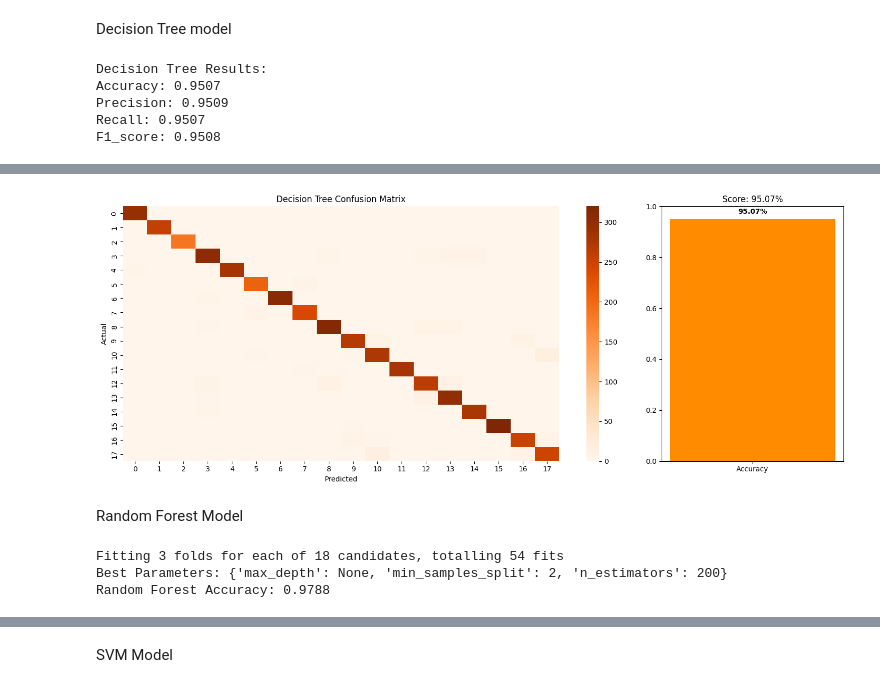
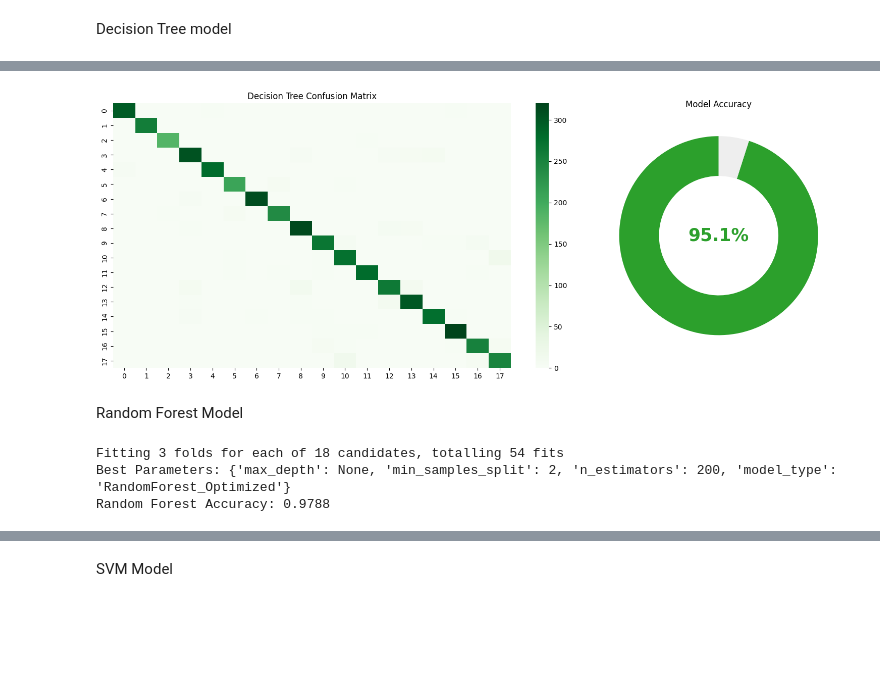
Before and after one commit to MarwanZaineldeen/Hand-Gesture-Classification-MLflow, a Jupyter notebook: hand_gesture_classification.ipynb, the cells around one changed output, grey strips where cells are left out. Saved outputs shown, nothing was run; the diff lists cells and outputs as text; code cells hidden in the pictures; blank space fills up the shorter version.

Commit message:
add decision tree and optimized random forest with mlflow

```diff
--- a/hand_gesture_classification.ipynb
+++ b/hand_gesture_classification.ipynb
@@ -302,11 +302,14 @@ Successfully logged: 'Logistic_Regression_Baseline' with metrics, signature, and
 # %% [markdown]
 Decision Tree model
 # %%
+from sklearn.tree import DecisionTreeClassifier
+
 dt_model = DecisionTreeClassifier(random_state=42)
 dt_model.fit(X_train, y_train)
 
 y_pred_dt = dt_model.predict(X_test)
 dt_acc = accuracy_score(y_test, y_pred_dt)
+
 dt_metrics = {
     "accuracy": dt_acc,
     "precision": precision_score(y_test, y_pred_dt, average='weighted'),
@@ -314,29 +317,30 @@ dt_metrics = {
     "f1_score": f1_score(y_test, y_pred_dt, average='weighted')
 }
 
-print("Decision Tree Results:")
-for metric, value in dt_metrics.items():
-    print(f"{metric.capitalize()}: {value:.4f}")
+dt_params = {
+    "random_state": 42,
+    "model_type": "DecisionTree"
+}
-# %% [output]
-Decision Tree Results:
-Accuracy: 0.9507
-Precision: 0.9509
-Recall: 0.9507
-F1_score: 0.9508
 # %%
-fig, (ax1, ax2) = plt.subplots(1, 2, figsize=(15, 6), gridspec_kw={'width_ratios': [3, 1]})
+fig, (ax1, ax2) = plt.subplots(1, 2, figsize=(15, 6), gridspec_kw={'width_ratios': [2, 1]})
 
-sns.heatmap(confusion_matrix(y_test, y_pred_dt), annot=False, cmap='Oranges', ax=ax1)
+sns.heatmap(confusion_matrix(y_test, y_pred_dt), annot=False, cmap='Greens', ax=ax1)
 ax1.set_title("Decision Tree Confusion Matrix")
-ax1.set_ylabel('Actual')
-ax1.set_xlabel('Predicted')
 
-ax2.bar(['Accuracy'], [dt_acc], color='darkorange')
-ax2.set_ylim(0, 1)
-ax2.set_title(f"Score: {dt_acc:.2%}")
-for i, v in enumerate([dt_acc]):
-    ax2.text(i, v + 0.02, f"{v:.2%}", ha='center', fontweight='bold')
+ax2.pie([dt_acc, 1-dt_acc], startangle=90, colors=['#2ca02c', '#eeeeee'], wedgeprops={'width': 0.4})
+ax2.text(0, 0, f"{dt_acc:.1%}", ha='center', va='center', fontsize=25, fontweight='bold', color='#2ca02c')
+ax2.set_title("Model Accuracy")
+plt.tight_layout()
 
-plt.tight_layout()
+log_experiment(
+    run_name="Decision_Tree_Baseline",
+    model=dt_model,
+    X_train=X_train,
+    params=dt_params,
+    metrics=dt_metrics,
+    fig=fig,
+    fig_name="dt_performance.png"
+)
+
 plt.show()
 # %% [output]
@@ -343,4 +350,4 @@ plt.show()
-[figure, old version]
+[figure, new version]
 # %% [markdown]
 Random Forest Model
 # %%
@@ -349,7 +356,6 @@ param_grid = {
     'max_depth': [None, 10, 20],
     'min_samples_split': [2, 5]
 }
-
 rf_base = RandomForestClassifier(random_state=42)
 grid_search_rf = GridSearchCV(estimator=rf_base, param_grid=param_grid, cv=3, n_jobs=-1, verbose=1)
 grid_search_rf.fit(X_train, y_train)
@@ -357,11 +363,22 @@ grid_search_rf.fit(X_train, y_train)
 rf_model = grid_search_rf.best_estimator_
 y_pred_rf = rf_model.predict(X_test)
 rf_acc = accuracy_score(y_test, y_pred_rf)
+
+rf_metrics = {
+    "accuracy": rf_acc,
+    "precision": precision_score(y_test, y_pred_rf, average='weighted'),
+    "recall": recall_score(y_test, y_pred_rf, average='weighted'),
+    "f1_score": f1_score(y_test, y_pred_rf, average='weighted')
+}
+
+rf_params = grid_search_rf.best_params_
+rf_params["model_type"] = "RandomForest_Optimized"
+
 print(f"Best Parameters: {grid_search_rf.best_params_}")
 print(f"Random Forest Accuracy: {rf_acc:.4f}")
 # %% [output]
 Fitting 3 folds for each of 18 candidates, totalling 54 fits
-Best Parameters: {'max_depth': None, 'min_samples_split': 2, 'n_estimators': 200}
+Best Parameters: {'max_depth': None, 'min_samples_split': 2, 'n_estimators': 200, 'model_type': 'RandomForest_Optimized'}
 Random Forest Accuracy: 0.9788
 # %%
 fig, (ax1, ax2) = plt.subplots(1, 2, figsize=(15, 6), gridspec_kw={'width_ratios': [3, 1]})
```
Also changed, not shown: parts of 2 cells of this notebook, 1 other file.
